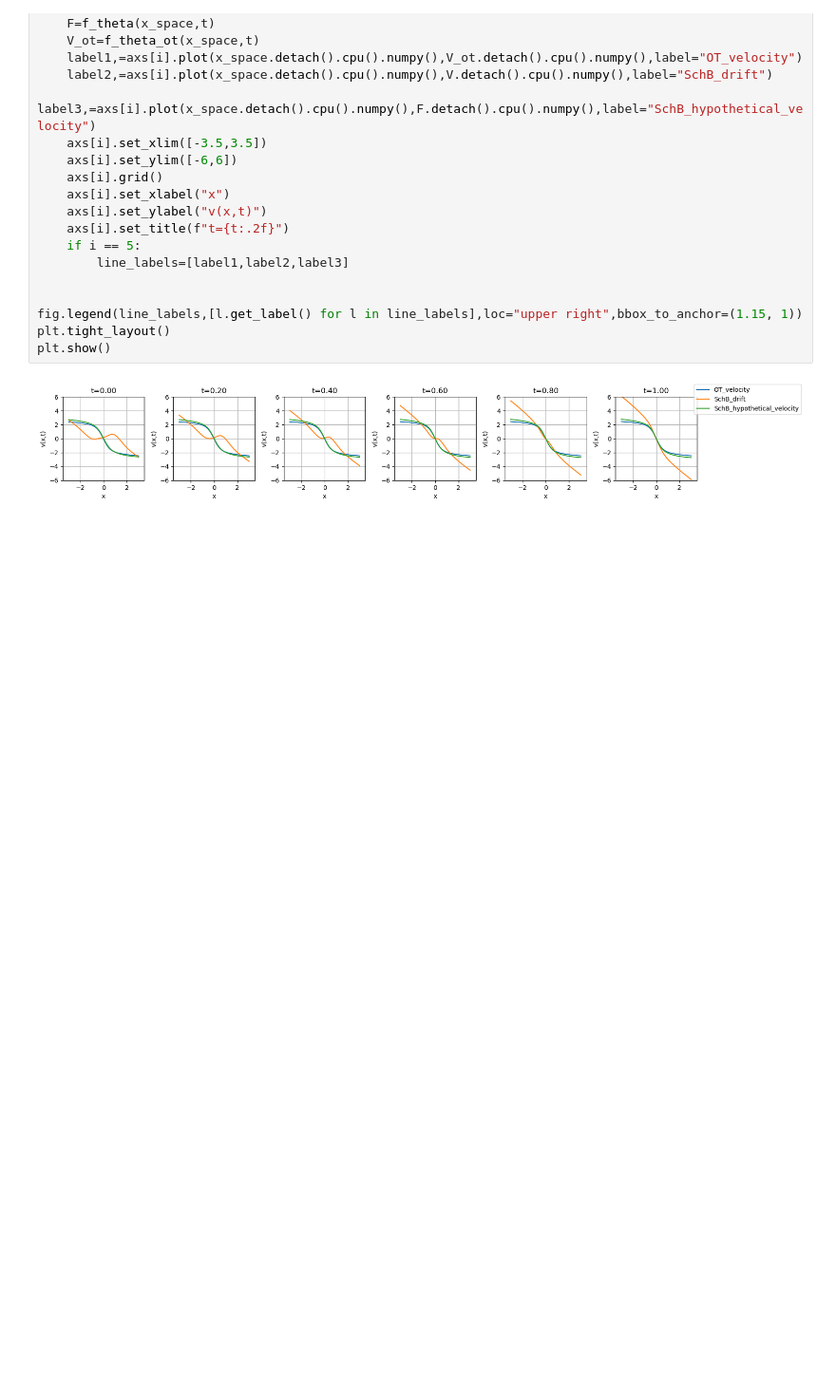
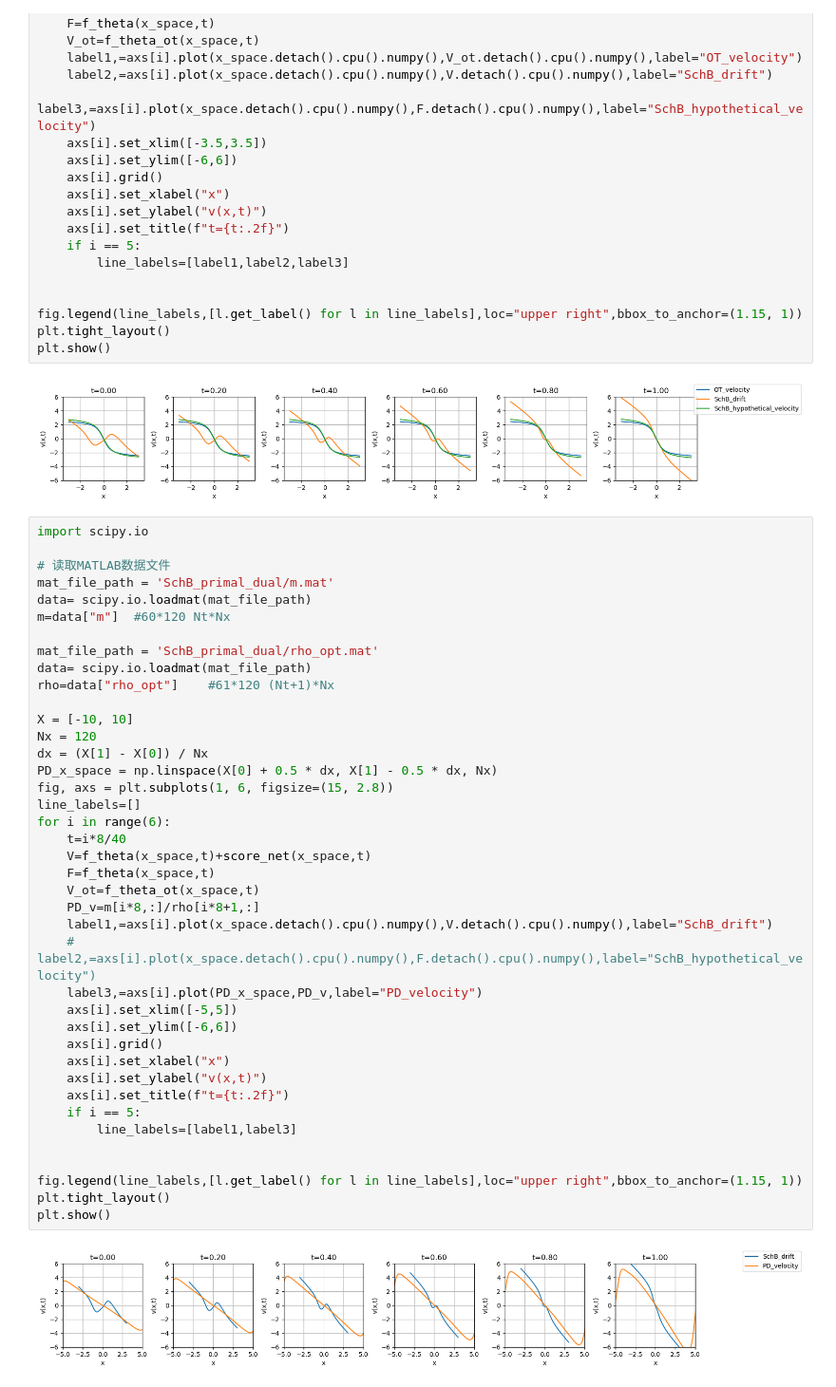
Before and after one commit to sharkjingyang/SchB, a Jupyter notebook: SchB_1d_score_matching.ipynb, the cells around one changed output. Shown: that part at 95% size. Drawn from its saved outputs; the diff is of its cells as text; blank space fills up the shorter version.

```diff
--- a/SchB_1d_score_matching.ipynb
+++ b/SchB_1d_score_matching.ipynb
@@ -264,3 +264,45 @@ plt.tight_layout()
 plt.show()
 # %% [output]
 [figure]
+# %%
+import scipy.io
+
+# 读取MATLAB数据文件
+mat_file_path = 'SchB_primal_dual/m.mat'
+data= scipy.io.loadmat(mat_file_path)
+m=data["m"]  #60*120 Nt*Nx
+
+mat_file_path = 'SchB_primal_dual/rho_opt.mat'
+data= scipy.io.loadmat(mat_file_path)
+rho=data["rho_opt"]    #61*120 (Nt+1)*Nx
+
+X = [-10, 10]
+Nx = 120
+dx = (X[1] - X[0]) / Nx
+PD_x_space = np.linspace(X[0] + 0.5 * dx, X[1] - 0.5 * dx, Nx)
+fig, axs = plt.subplots(1, 6, figsize=(15, 2.8))
+line_labels=[]
+for i in range(6):
+    t=i*8/40
+    V=f_theta(x_space,t)+score_net(x_space,t)
+    F=f_theta(x_space,t)
+    V_ot=f_theta_ot(x_space,t)
+    PD_v=m[i*8,:]/rho[i*8+1,:]
+    label1,=axs[i].plot(x_space.detach().cpu().numpy(),V.detach().cpu().numpy(),label="SchB_drift")
+    # label2,=axs[i].plot(x_space.detach().cpu().numpy(),F.detach().cpu().numpy(),label="SchB_hypothetical_velocity")
+    label3,=axs[i].plot(PD_x_space,PD_v,label="PD_velocity")
+    axs[i].set_xlim([-5,5])
+    axs[i].set_ylim([-6,6])
+    axs[i].grid()
+    axs[i].set_xlabel("x")
+    axs[i].set_ylabel("v(x,t)")
+    axs[i].set_title(f"t={t:.2f}")
+    if i == 5:
+        line_labels=[label1,label3]
+
+
+fig.legend(line_labels,[l.get_label() for l in line_labels],loc="upper right",bbox_to_anchor=(1.15, 1))
+plt.tight_layout()
+plt.show()
+# %% [output]
+[figure, added]
```
Also changed, not shown: parts of 4 cells of this notebook, 23 other files.
